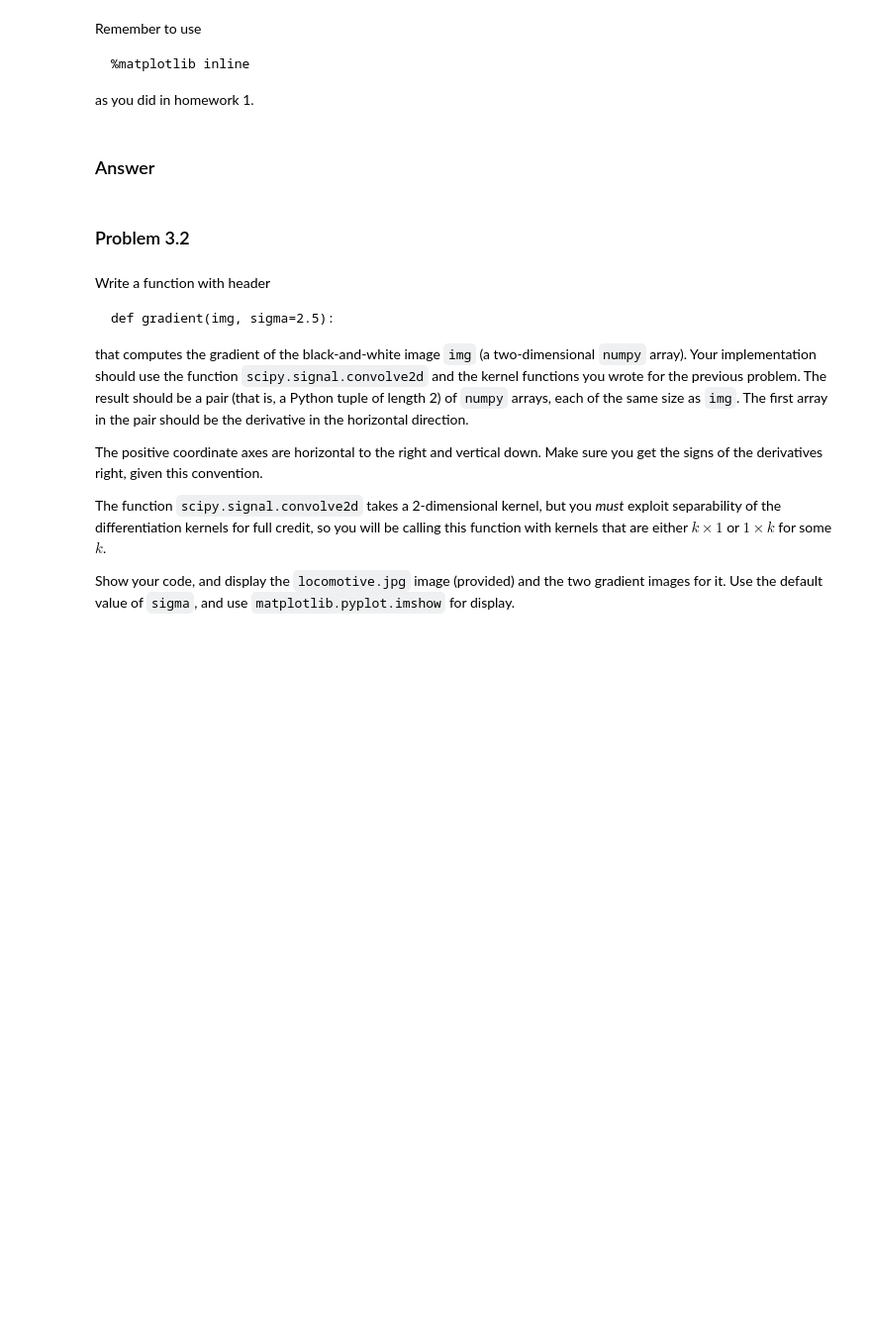
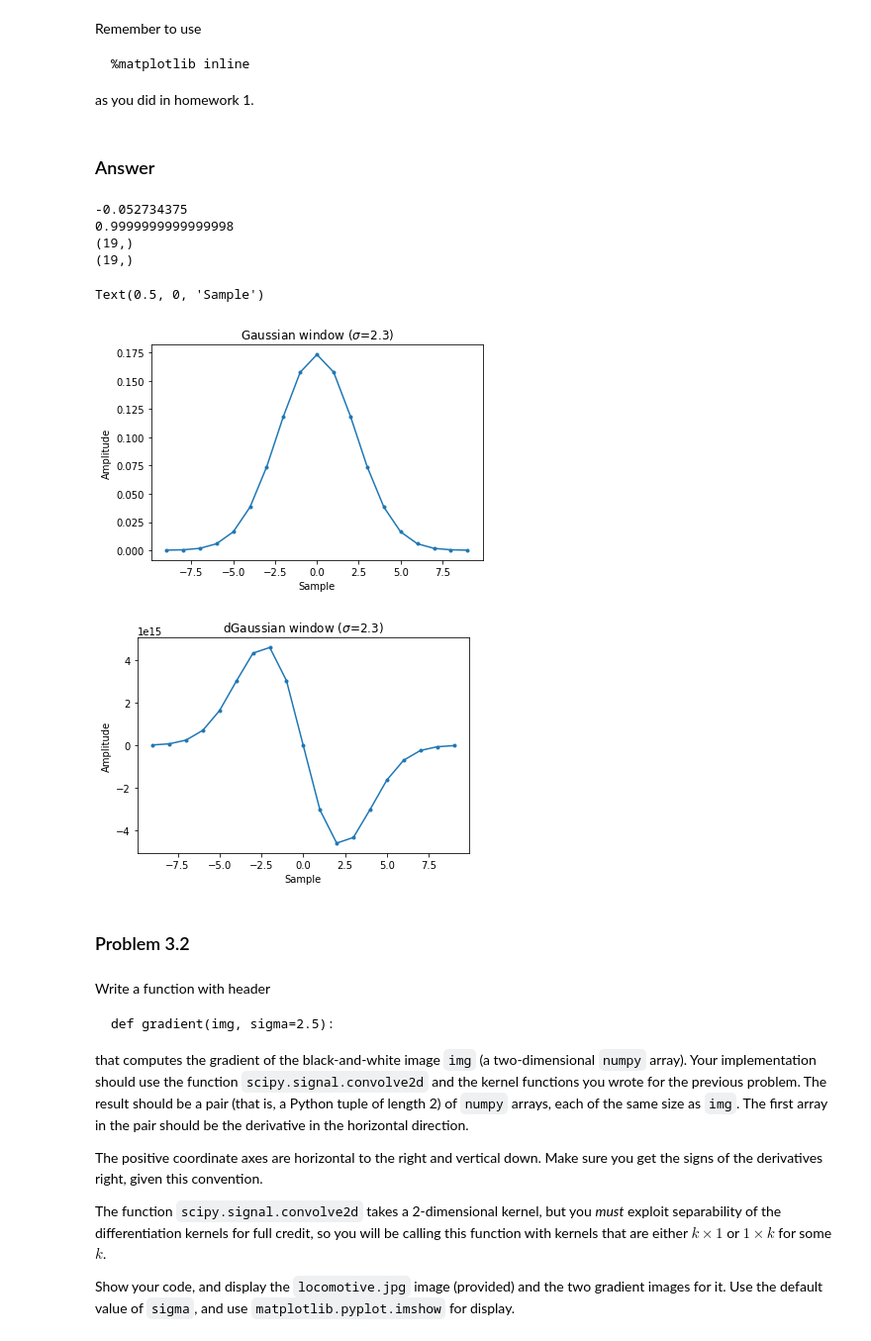
Before and after one commit to polortiz4/ComputerVision, a Jupyter notebook: hw2/homework02.ipynb, the cells around one changed output. Shown at 99% size. Saved outputs shown, nothing was run; the diff lists cells and outputs as text; code cells hidden in the pictures; blank space fills up the shorter version.

```diff
--- a/hw2/homework02.ipynb
+++ b/hw2/homework02.ipynb
@@ -190,3 +332,44 @@ as you did in homework 1.
+# %%
+def Gaussian(sigma):
+    a = math.ceil(3.5*sigma)
+    gaussKernel1D = ss.gaussian(2*a+1,std=sigma)
+    return gaussKernel1D/np.sum(gaussKernel1D)
+
+def dGaussian(sigma):
+    a = math.ceil(3.5*sigma)
+    gaussKernel1D = ss.gaussian(2*a+2,std=sigma)
+    dGaussKernel1D = np.diff(gaussKernel1D/np.sum(gaussKernel1D))
+    # dKernel1D = np.array([-1, 0, 1])
+    # dGaussKernel1D = np.transpose(ss.convolve2d(gaussKernel1D[np.newaxis], dKernel1D[np.newaxis], 'same'))
+    return dGaussKernel1D/np.sum(dGaussKernel1D)
+
+# print(np.sum(dGaussian(2.3)))
+# print(np.sum(Gaussian(2.3)))
+# print(dGaussian(2.3).shape)
+# print(Gaussian(2.3).shape)
+# %% [output]
+-0.052734375
+0.9999999999999998
+(19,)
+(19,)
+# %%
+sigma = 2.3
+a = math.ceil(3.5*sigma)
+plt.plot(np.arange(-a,a+1),Gaussian(sigma), '.-')
+plt.title("Gaussian window ($\sigma$=2.3)")
+plt.ylabel("Amplitude")
+plt.xlabel("Sample")
+
+
+plt.figure()
+plt.plot(np.arange(-a,a+1),dGaussian(sigma), '.-')
+plt.title("dGaussian window ($\sigma$=2.3)")
+plt.ylabel("Amplitude")
+plt.xlabel("Sample")
+# %% [output]
+Text(0.5, 0, 'Sample')
+[figure, added]
+[figure, added]
 # %% [markdown]
 ### Problem 3.2
 # %% [markdown]
```
Also changed, not shown: parts of 10 cells of this notebook.
